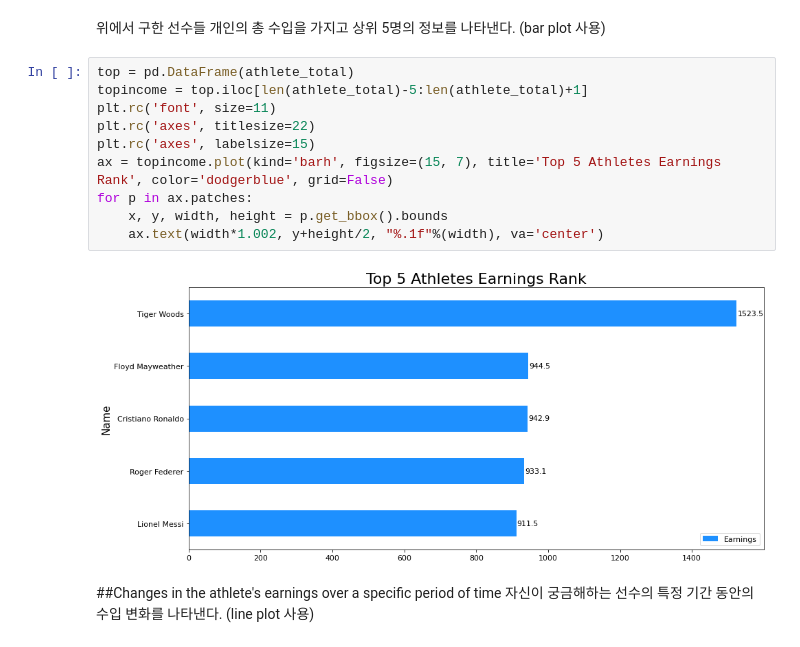
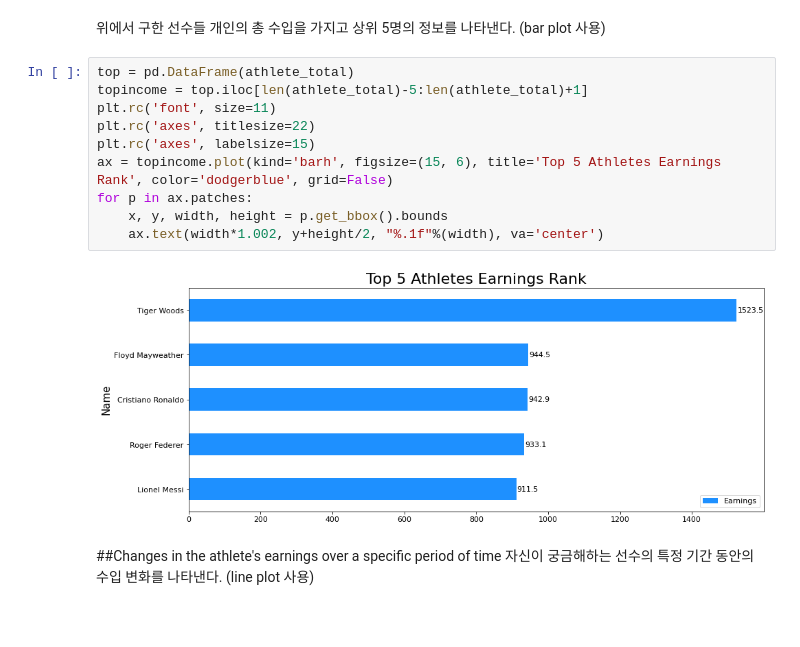
Before and after one commit to gjsin1105/DAP__, a Jupyter notebook: FinalProject.ipynb, the cells around one changed output. Drawn from its saved outputs; the diff is of its cells as text; blank space fills up the shorter version.

```diff
--- a/FinalProject.ipynb
+++ b/FinalProject.ipynb
@@ -124,15 +124,15 @@ Name: Earnings, Length: 429, dtype: float64
 # %%
 top = pd.DataFrame(athlete_total)
 topincome = top.iloc[len(athlete_total)-5:len(athlete_total)+1]
 plt.rc('font', size=11)
 plt.rc('axes', titlesize=22)
 plt.rc('axes', labelsize=15)
-ax = topincome.plot(kind='barh', figsize=(15, 7), title='Top 5 Athletes Earnings Rank', color='dodgerblue', grid=False)
+ax = topincome.plot(kind='barh', figsize=(15, 6), title='Top 5 Athletes Earnings Rank', color='dodgerblue', grid=False)
 for p in ax.patches:
     x, y, width, height = p.get_bbox().bounds
     ax.text(width*1.002, y+height/2, "%.1f"%(width), va='center')
 # %% [output]
-[figure, old version]
+[figure, new version]
 # %% [markdown]
 ##Changes in the athlete's earnings over a specific period of time
 자신이 궁금해하는 선수의 특정 기간 동안의 수입 변화를 나타낸다.
```
Also changed, not shown: parts of 2 cells of this notebook.
